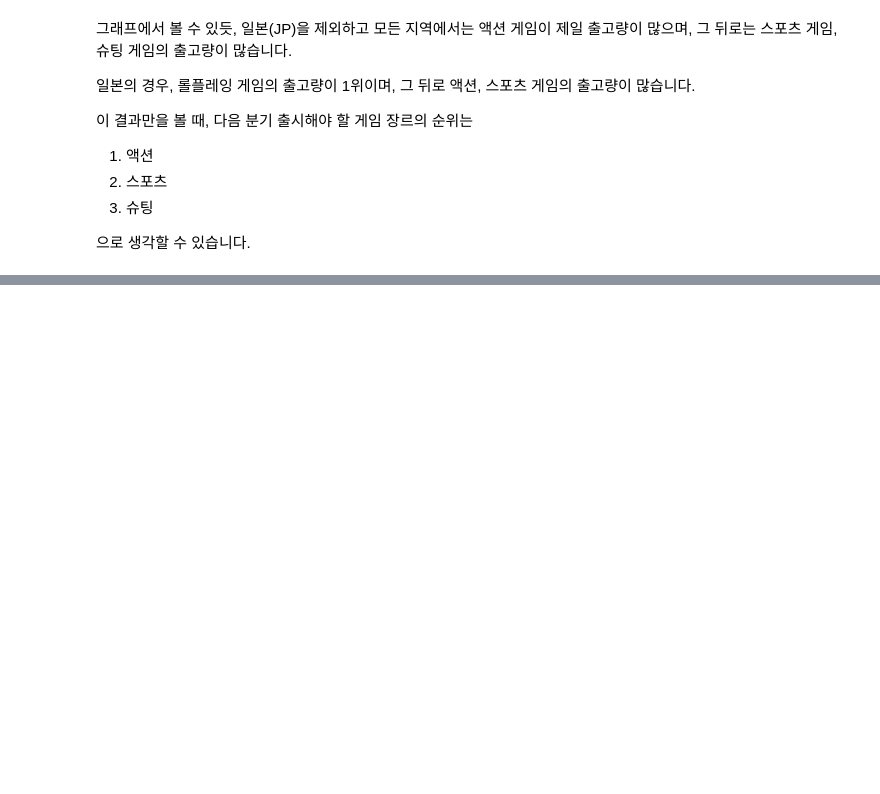
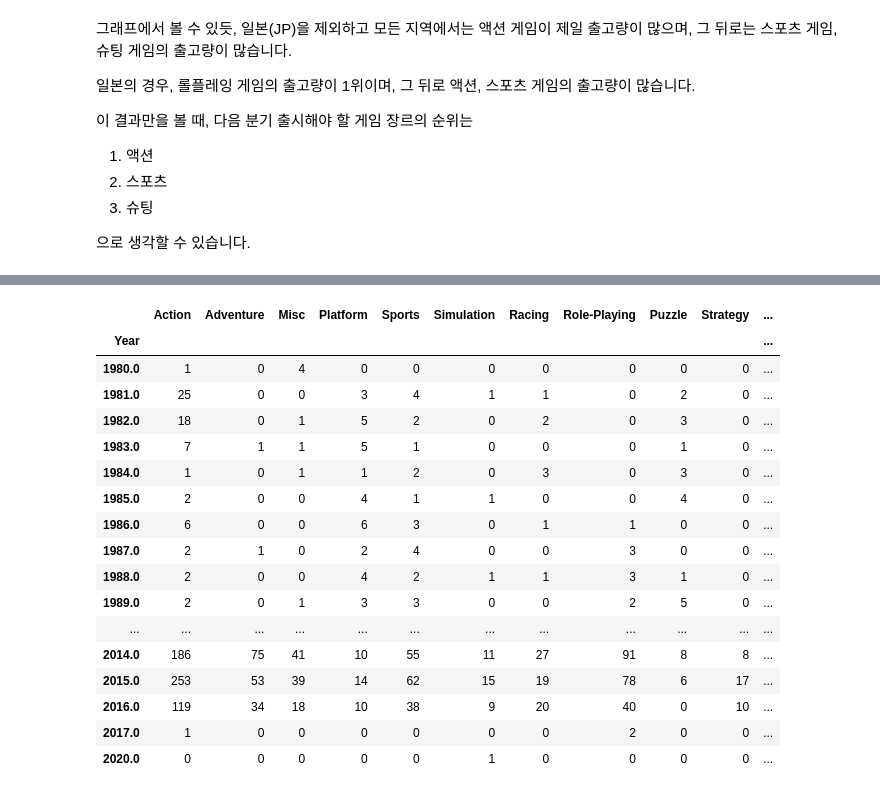
Before and after one commit to Lemonfry/ds-section1-project, a Jupyter notebook: section1-project.ipynb, the cells around one changed output, grey strips where cells are left out. Cells and saved outputs as stored; diff of their text form; code cells hidden in the pictures; blank space fills up the shorter version.

```diff
--- a/section1-project.ipynb
+++ b/section1-project.ipynb
@@ -233,0 +517,21 @@ AxesSubplot(0.125,0.125;0.775x0.755)
+# %%
+Year_genre
+# %% [output]
+|  | Action | Adventure | Misc | Platform | Sports | Simulation | Racing | Role-Playing | Puzzle | Strategy | ... |
+| Year |  |  |  |  |  |  |  |  |  |  | ... |
+| 1980.0 | 1 | 0 | 4 | 0 | 0 | 0 | 0 | 0 | 0 | 0 | ... |
+| 1981.0 | 25 | 0 | 0 | 3 | 4 | 1 | 1 | 0 | 2 | 0 | ... |
+| 1982.0 | 18 | 0 | 1 | 5 | 2 | 0 | 2 | 0 | 3 | 0 | ... |
+| 1983.0 | 7 | 1 | 1 | 5 | 1 | 0 | 0 | 0 | 1 | 0 | ... |
+| 1984.0 | 1 | 0 | 1 | 1 | 2 | 0 | 3 | 0 | 3 | 0 | ... |
+| 1985.0 | 2 | 0 | 0 | 4 | 1 | 1 | 0 | 0 | 4 | 0 | ... |
+| 1986.0 | 6 | 0 | 0 | 6 | 3 | 0 | 1 | 1 | 0 | 0 | ... |
+| 1987.0 | 2 | 1 | 0 | 2 | 4 | 0 | 0 | 3 | 0 | 0 | ... |
+| 1988.0 | 2 | 0 | 0 | 4 | 2 | 1 | 1 | 3 | 1 | 0 | ... |
+| 1989.0 | 2 | 0 | 1 | 3 | 3 | 0 | 0 | 2 | 5 | 0 | ... |
+| ... | ... | ... | ... | ... | ... | ... | ... | ... | ... | ... | ... |
+| 2014.0 | 186 | 75 | 41 | 10 | 55 | 11 | 27 | 91 | 8 | 8 | ... |
+| 2015.0 | 253 | 53 | 39 | 14 | 62 | 15 | 19 | 78 | 6 | 17 | ... |
+| 2016.0 | 119 | 34 | 18 | 10 | 38 | 9 | 20 | 40 | 0 | 10 | ... |
+| 2017.0 | 1 | 0 | 0 | 0 | 0 | 0 | 0 | 2 | 0 | 0 | ... |
+| 2020.0 | 0 | 0 | 0 | 0 | 0 | 1 | 0 | 0 | 0 | 0 | ... |
```
Also changed, not shown: parts of 21 cells of this notebook.
